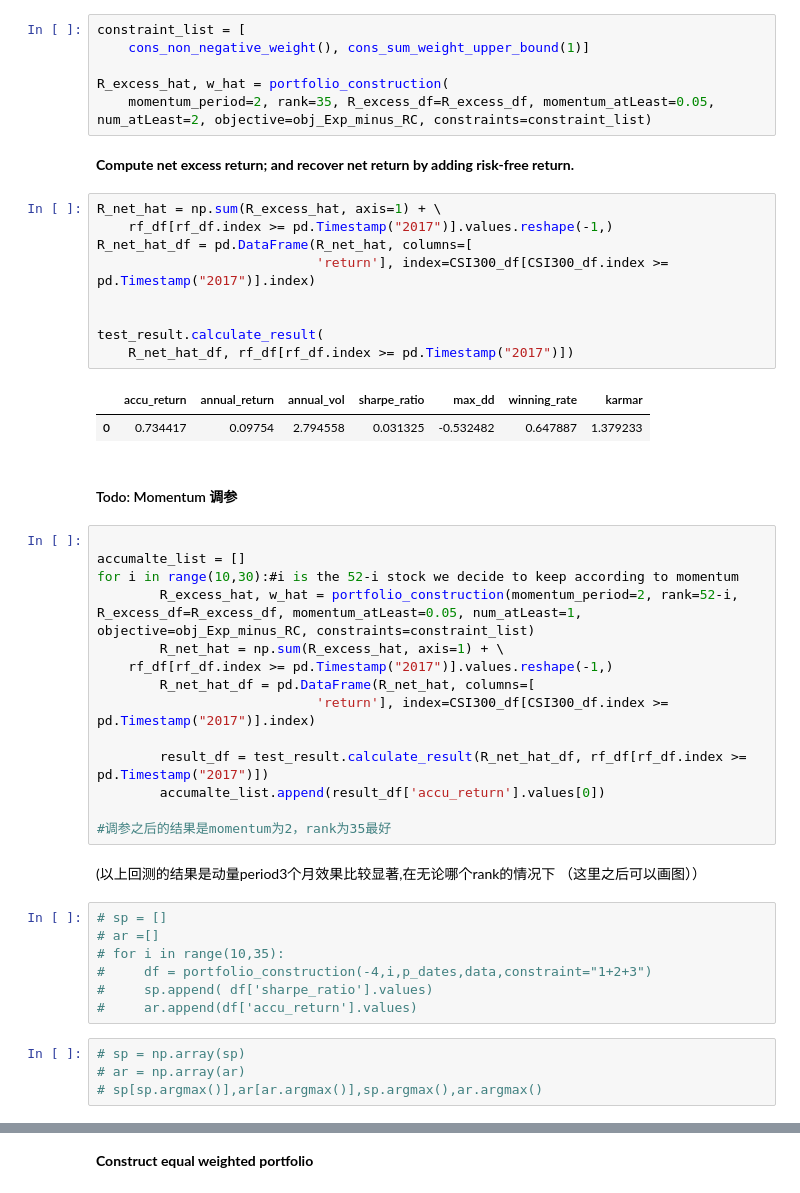
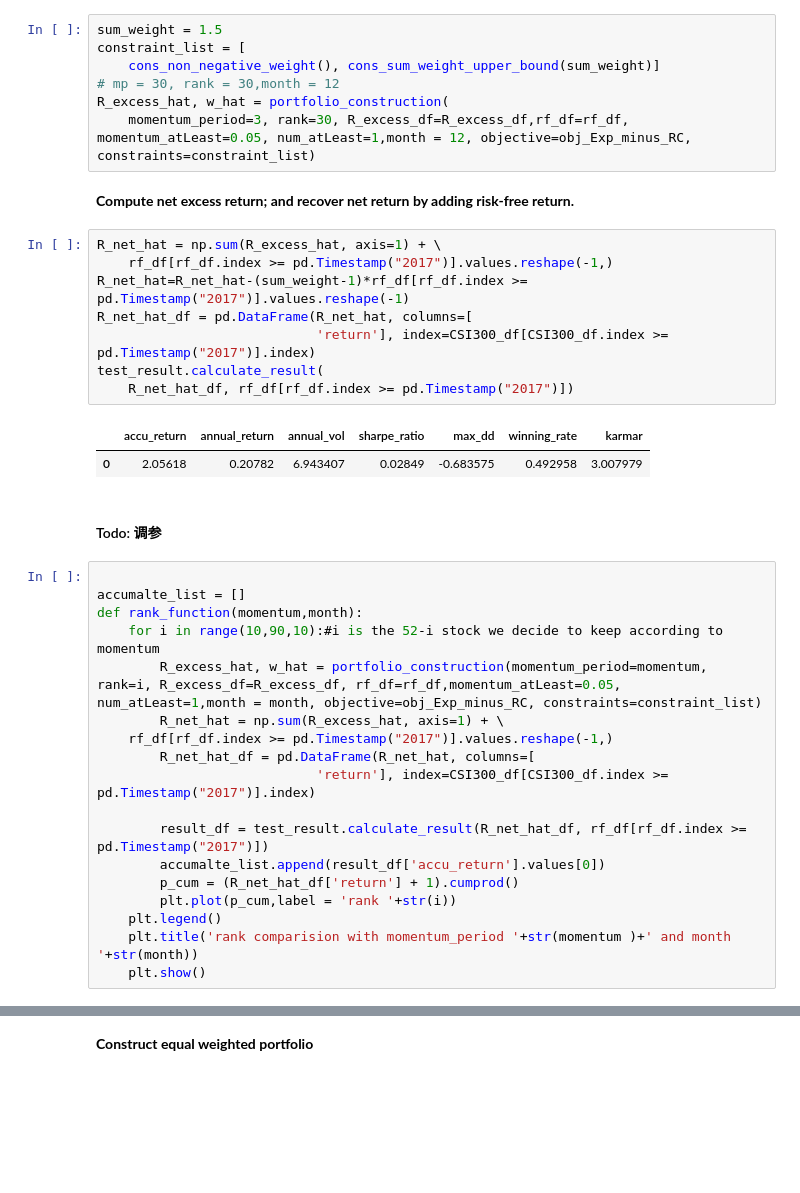
Before and after one commit to Linnore/STA4020-Projecto, a Jupyter notebook: basic_risk_budgeting.ipynb, the cells around one changed output, grey strips where cells are left out. Drawn from its saved outputs; the diff is of its cells as text; blank space fills up the shorter version.

```diff
--- a/basic_risk_budgeting.ipynb
+++ b/basic_risk_budgeting.ipynb
@@ -62,30 +72,31 @@ You can add the box constraints by adding `cons_sum_weight_lower_bound(L)` and `
 # %%
+sum_weight = 1.5
 constraint_list = [
-    cons_non_negative_weight(), cons_sum_weight_upper_bound(1)]
-
+    cons_non_negative_weight(), cons_sum_weight_upper_bound(sum_weight)]
+# mp = 30, rank = 30,month = 12
 R_excess_hat, w_hat = portfolio_construction(
-    momentum_period=2, rank=35, R_excess_df=R_excess_df, momentum_atLeast=0.05, num_atLeast=2, objective=obj_Exp_minus_RC, constraints=constraint_list)
+    momentum_period=3, rank=30, R_excess_df=R_excess_df,rf_df=rf_df, momentum_atLeast=0.05, num_atLeast=1,month = 12, objective=obj_Exp_minus_RC, constraints=constraint_list)
 # %% [markdown]
 **Compute net excess return; and recover net return by adding risk-free return.**
 # %%
 R_net_hat = np.sum(R_excess_hat, axis=1) + \
     rf_df[rf_df.index >= pd.Timestamp("2017")].values.reshape(-1,)
+R_net_hat=R_net_hat-(sum_weight-1)*rf_df[rf_df.index >= pd.Timestamp("2017")].values.reshape(-1)
 R_net_hat_df = pd.DataFrame(R_net_hat, columns=[
                             'return'], index=CSI300_df[CSI300_df.index >= pd.Timestamp("2017")].index)
-
-
 test_result.calculate_result(
     R_net_hat_df, rf_df[rf_df.index >= pd.Timestamp("2017")])
 # %% [output]
 |  | accu_return | annual_return | annual_vol | sharpe_ratio | max_dd | winning_rate | karmar |
-| 0 | 0.734417 | 0.09754 | 2.794558 | 0.031325 | -0.532482 | 0.647887 | 1.379233 |
+| 0 | 2.05618 | 0.20782 | 6.943407 | 0.02849 | -0.683575 | 0.492958 | 3.007979 |
 # %% [markdown]
-#### Todo: Momentum 调参
+#### Todo: 调参
 # %%
 
 accumalte_list = []
-for i in range(10,30):#i is the 52-i stock we decide to keep according to momentum
-        R_excess_hat, w_hat = portfolio_construction(momentum_period=2, rank=52-i, R_excess_df=R_excess_df, momentum_atLeast=0.05, num_atLeast=1, objective=obj_Exp_minus_RC, constraints=constraint_list)
+def rank_function(momentum,month):
+    for i in range(10,90,10):#i is the 52-i stock we decide to keep according to momentum
+        R_excess_hat, w_hat = portfolio_construction(momentum_period=momentum, rank=i, R_excess_df=R_excess_df, rf_df=rf_df,momentum_atLeast=0.05, num_atLeast=1,month = month, objective=obj_Exp_minus_RC, constraints=constraint_list)
         R_net_hat = np.sum(R_excess_hat, axis=1) + \
     rf_df[rf_df.index >= pd.Timestamp("2017")].values.reshape(-1,)
         R_net_hat_df = pd.DataFrame(R_net_hat, columns=[
@@ -93,18 +104,8 @@ for i in range(10,30):#i is the 52-i stock we decide to keep according to moment
 
         result_df = test_result.calculate_result(R_net_hat_df, rf_df[rf_df.index >= pd.Timestamp("2017")])
         accumalte_list.append(result_df['accu_return'].values[0])
-
-#调参之后的结果是momentum为2，rank为35最好
+        p_cum = (R_net_hat_df['return'] + 1).cumprod()
+        plt.plot(p_cum,label = 'rank '+str(i))
+    plt.legend()
+    plt.title('rank comparision with momentum_period '+str(momentum )+' and month '+str(month))
+    plt.show()
-# %% [markdown]
-(以上回测的结果是动量period3个月效果比较显著,在无论哪个rank的情况下 （这里之后可以画图））
-# %%
-# sp = []
-# ar =[]
-# for i in range(10,35):
-#     df = portfolio_construction(-4,i,p_dates,data,constraint="1+2+3")
-#     sp.append( df['sharpe_ratio'].values)
-#     ar.append(df['accu_return'].values)
-# %%
-# sp = np.array(sp)
-# ar = np.array(ar)
-# sp[sp.argmax()],ar[ar.argmax()],sp.argmax(),ar.argmax()
```
Also changed, not shown: parts of 6 cells of this notebook, 18 other files.
